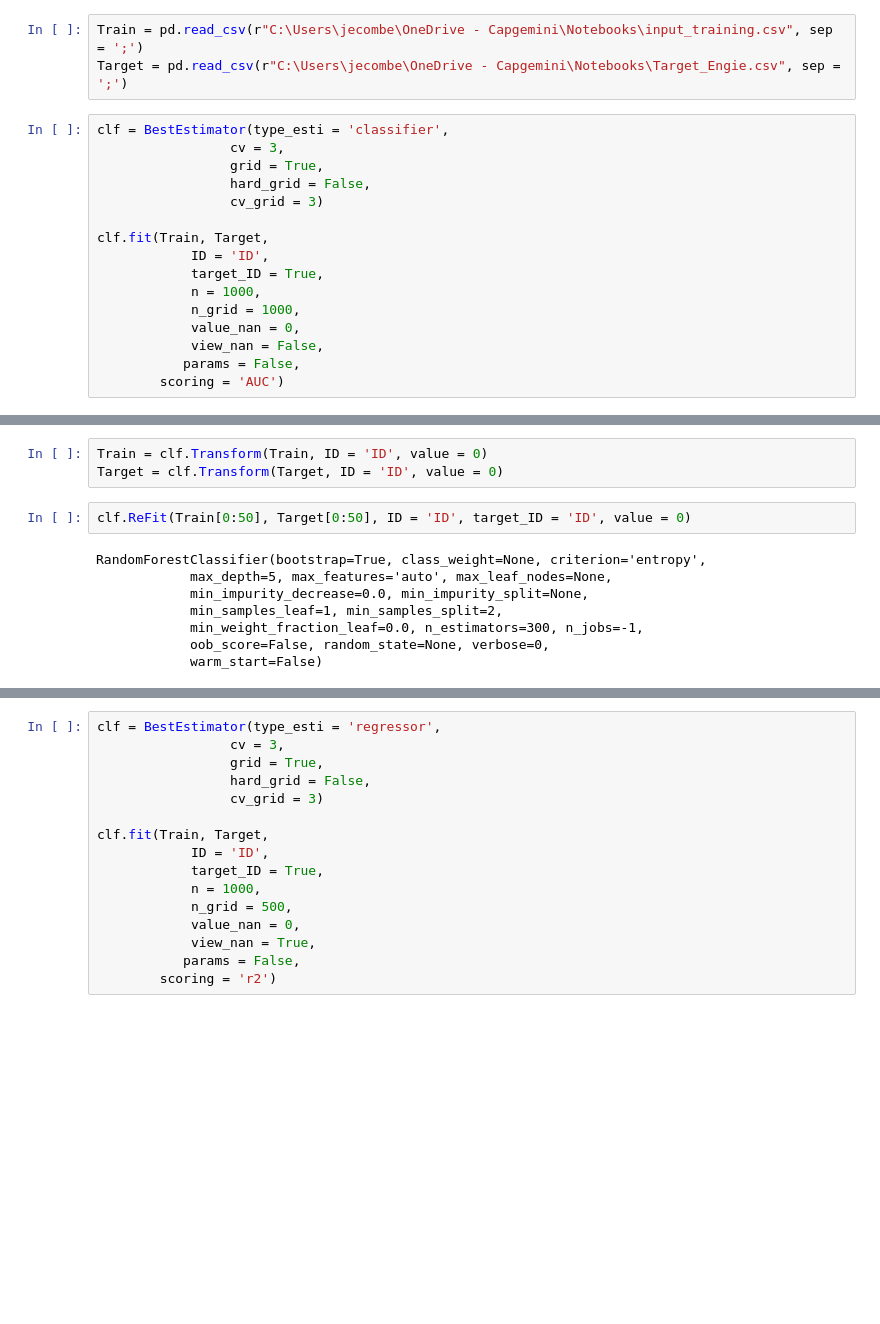
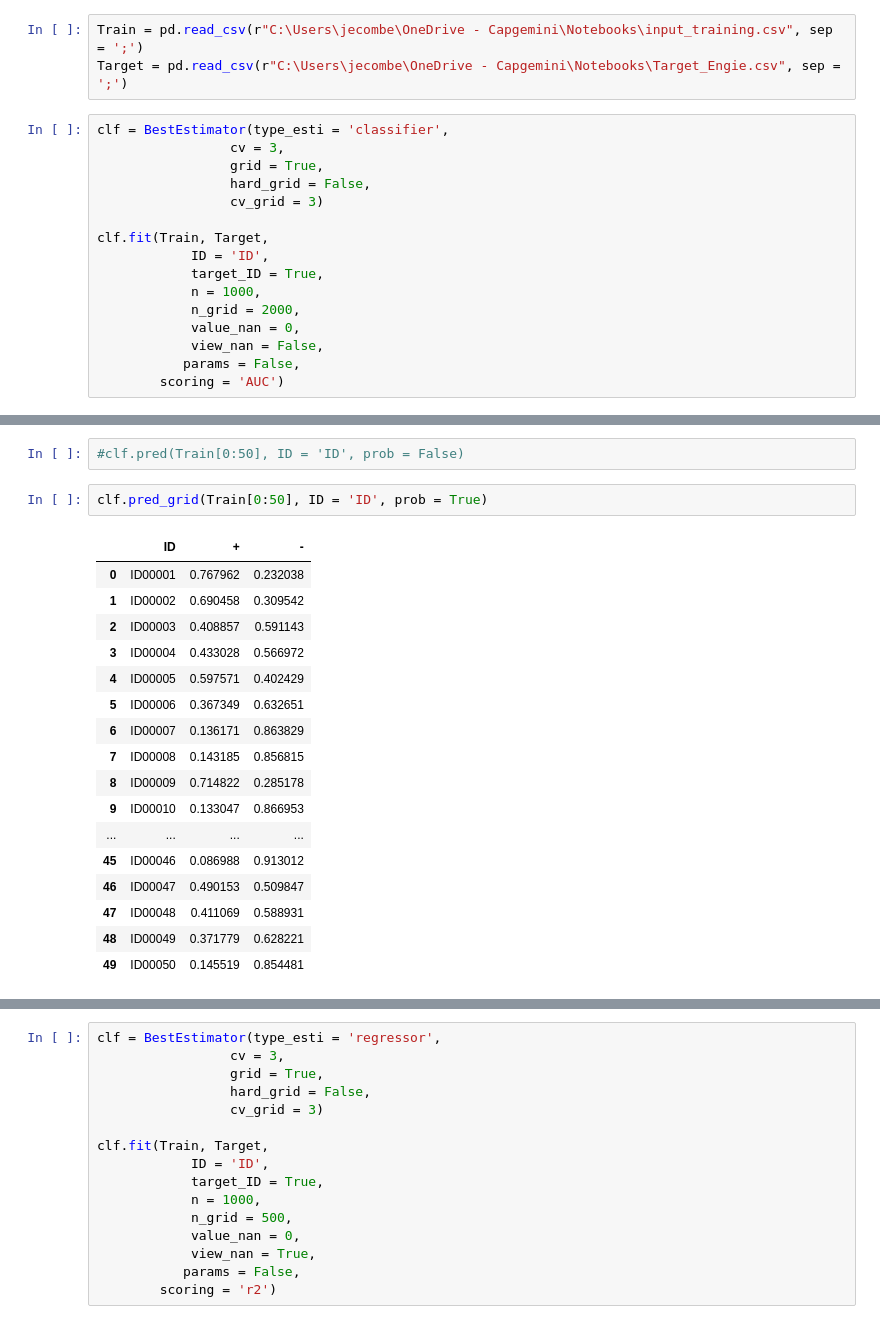
Before and after one commit to jeremycombe/Pipeline, a Jupyter notebook: Pipeline V2.ipynb, the cells around one changed output, grey strips where cells are left out. Saved outputs shown, nothing was run; the diff lists cells and outputs as text; blank space fills up the shorter version.

Commit message:
class fixed + prob

```diff
--- a/Pipeline V2.ipynb
+++ b/Pipeline V2.ipynb
@@ -620,7 +614,7 @@ clf.fit(Train, Target,
             ID = 'ID',
             target_ID = True,
             n = 1000,
-            n_grid = 1000,
+            n_grid = 2000,
             value_nan = 0,
             view_nan = False,
            params = False,
@@ -653,14 +648,23 @@ Fitting 3 folds for each of 18 candidates, totalling 54 fits
-# %%
-Train = clf.Transform(Train, ID = 'ID', value = 0)
-Target = clf.Transform(Target, ID = 'ID', value = 0)
+# %%
+#clf.pred(Train[0:50], ID = 'ID', prob = False)
 # %%
-clf.ReFit(Train[0:50], Target[0:50], ID = 'ID', target_ID = 'ID', value = 0)
+clf.pred_grid(Train[0:50], ID = 'ID', prob = True)
 # %% [output]
-RandomForestClassifier(bootstrap=True, class_weight=None, criterion='entropy',
-            max_depth=5, max_features='auto', max_leaf_nodes=None,
-            min_impurity_decrease=0.0, min_impurity_split=None,
-            min_samples_leaf=1, min_samples_split=2,
-            min_weight_fraction_leaf=0.0, n_estimators=300, n_jobs=-1,
-            oob_score=False, random_state=None, verbose=0,
-            warm_start=False)
+|  | ID | + | - |
+| 0 | ID00001 | 0.767962 | 0.232038 |
+| 1 | ID00002 | 0.690458 | 0.309542 |
+| 2 | ID00003 | 0.408857 | 0.591143 |
+| 3 | ID00004 | 0.433028 | 0.566972 |
+| 4 | ID00005 | 0.597571 | 0.402429 |
+| 5 | ID00006 | 0.367349 | 0.632651 |
+| 6 | ID00007 | 0.136171 | 0.863829 |
+| 7 | ID00008 | 0.143185 | 0.856815 |
+| 8 | ID00009 | 0.714822 | 0.285178 |
+| 9 | ID00010 | 0.133047 | 0.866953 |
+| ... | ... | ... | ... |
+| 45 | ID00046 | 0.086988 | 0.913012 |
+| 46 | ID00047 | 0.490153 | 0.509847 |
+| 47 | ID00048 | 0.411069 | 0.588931 |
+| 48 | ID00049 | 0.371779 | 0.628221 |
+| 49 | ID00050 | 0.145519 | 0.854481 |
 # %%
```
Also changed, not shown: parts of 4 cells of this notebook, 1 other file.
